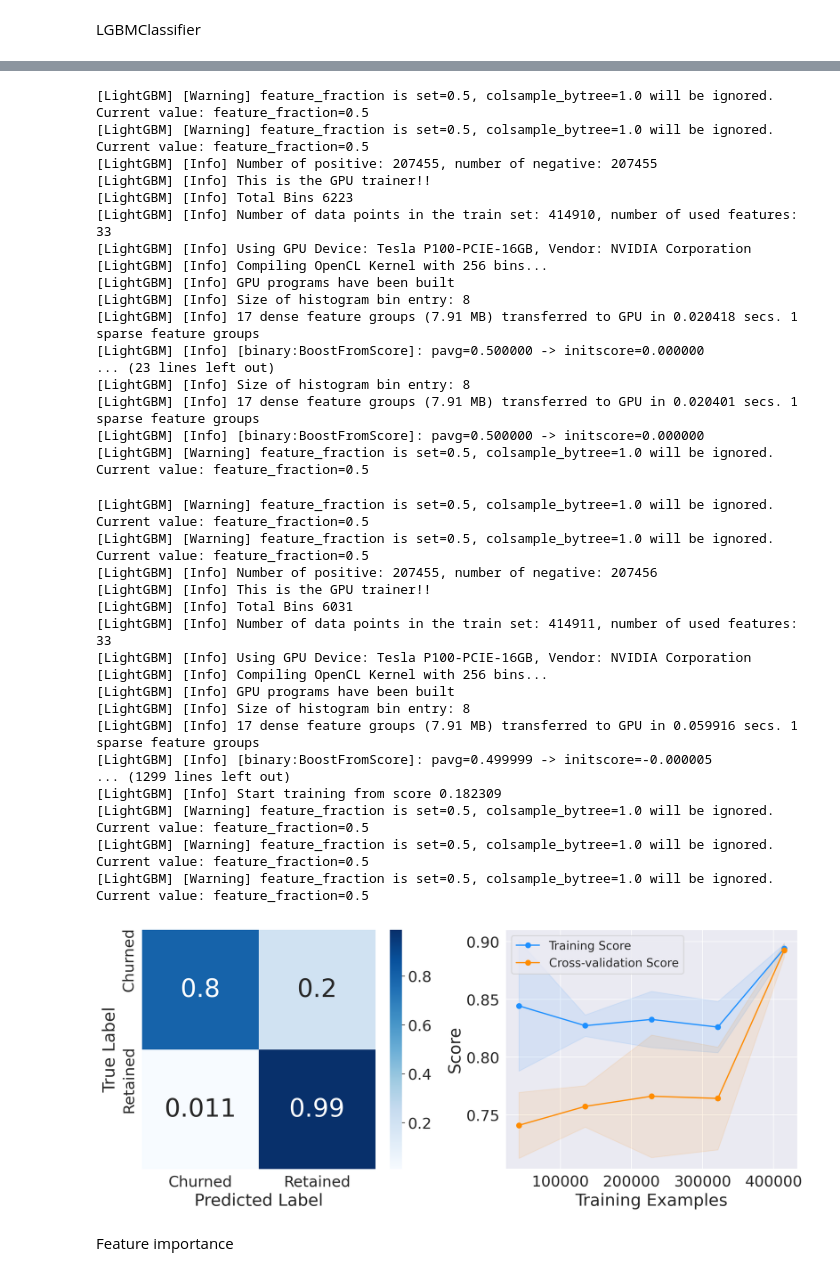
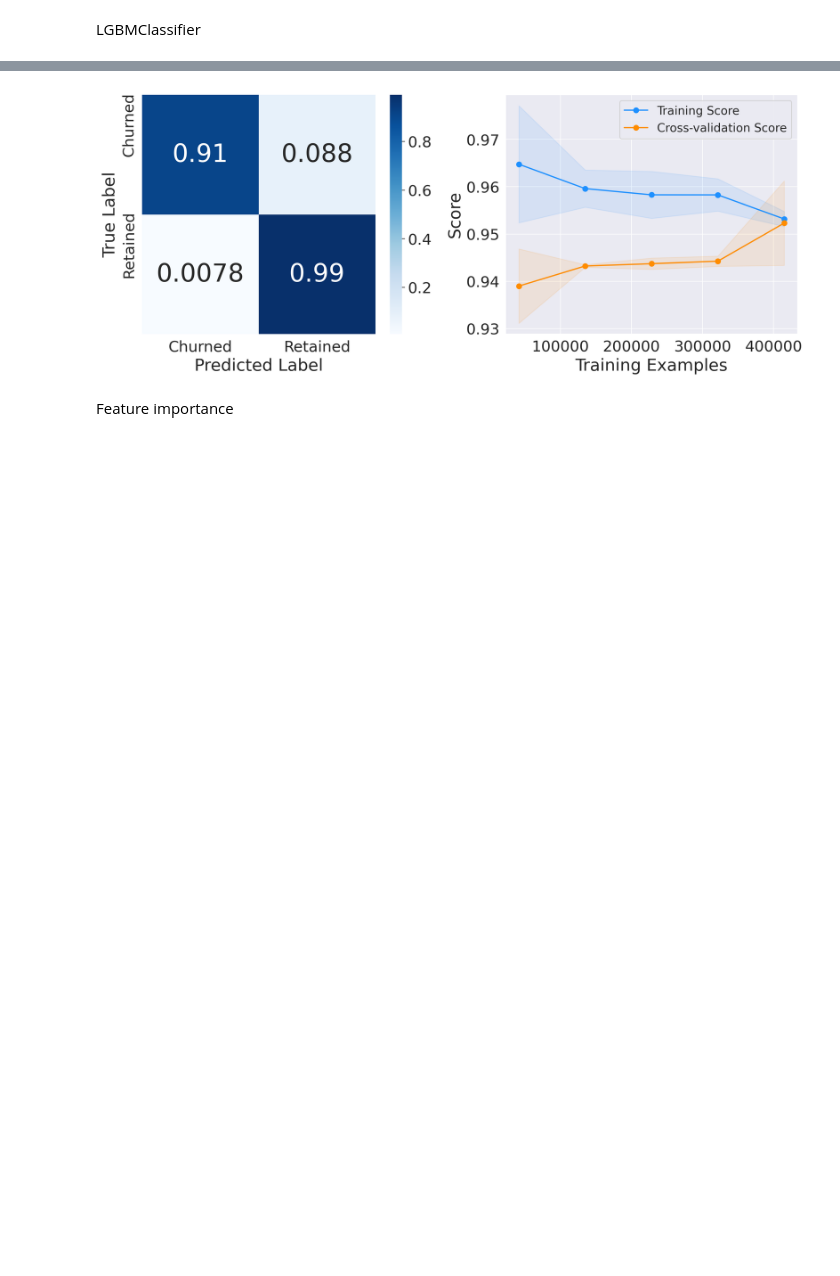
Before and after one commit to mdarm/insurance-churn-prediction, a Jupyter notebook: churn-prediction.ipynb, the cells around one changed output, grey strips where cells are left out. Cells and saved outputs as stored; diff of their text form; code cells hidden in the pictures; blank space fills up the shorter version.

```diff
--- a/churn-prediction.ipynb
+++ b/churn-prediction.ipynb
@@ -482,13 +482,12 @@ lgbmc = LGBMClassifier(random_state=random_state)
 param_grid = {
     'max_depth': [5],
     'num_leaves': [5],
-    'learning_rate': [0.001, 0.01],
+    'learning_rate': [0.001, 0.01, 0.1],
     'n_estimators': [100],
     'feature_fraction': [0.5],
     'min_child_samples': [5, 10],
     'reg_alpha': [0.1, 0.5],
-    'reg_lambda': [0.1, 0.5],
-    'device': ['gpu']
+    'reg_lambda': [0.1, 0.5]
 }
 
 lgbmc_clf = GridSearchCV(estimator=lgbmc,
@@ -535,38 +520,4 @@ clf_performance(best_lgbmc_clf, 'LGBMClassifier', 'LGBMC')
-[LightGBM] [Warning] feature_fraction is set=0.5, colsample_bytree=1.0 will be ignored. Current value: feature_fraction=0.5
-[LightGBM] [Warning] feature_fraction is set=0.5, colsample_bytree=1.0 will be ignored. Current value: feature_fraction=0.5
-[LightGBM] [Info] Number of positive: 207455, number of negative: 207455
-[LightGBM] [Info] This is the GPU trainer!!
-[LightGBM] [Info] Total Bins 6223
-[LightGBM] [Info] Number of data points in the train set: 414910, number of used features: 33
-[LightGBM] [Info] Using GPU Device: Tesla P100-PCIE-16GB, Vendor: NVIDIA Corporation
-[LightGBM] [Info] Compiling OpenCL Kernel with 256 bins...
-[LightGBM] [Info] GPU programs have been built
-[LightGBM] [Info] Size of histogram bin entry: 8
-[LightGBM] [Info] 17 dense feature groups (7.91 MB) transferred to GPU in 0.020418 secs. 1 sparse feature groups
-[LightGBM] [Info] [binary:BoostFromScore]: pavg=0.500000 -> initscore=0.000000
-... (23 lines left out)
-[LightGBM] [Info] Size of histogram bin entry: 8
-[LightGBM] [Info] 17 dense feature groups (7.91 MB) transferred to GPU in 0.020401 secs. 1 sparse feature groups
-[LightGBM] [Info] [binary:BoostFromScore]: pavg=0.500000 -> initscore=0.000000
-[LightGBM] [Warning] feature_fraction is set=0.5, colsample_bytree=1.0 will be ignored. Current value: feature_fraction=0.5
-[LightGBM] [Warning] feature_fraction is set=0.5, colsample_bytree=1.0 will be ignored. Current value: feature_fraction=0.5
-[LightGBM] [Warning] feature_fraction is set=0.5, colsample_bytree=1.0 will be ignored. Current value: feature_fraction=0.5
-[LightGBM] [Info] Number of positive: 207455, number of negative: 207456
-[LightGBM] [Info] This is the GPU trainer!!
-[LightGBM] [Info] Total Bins 6031
-[LightGBM] [Info] Number of data points in the train set: 414911, number of used features: 33
-[LightGBM] [Info] Using GPU Device: Tesla P100-PCIE-16GB, Vendor: NVIDIA Corporation
-[LightGBM] [Info] Compiling OpenCL Kernel with 256 bins...
-[LightGBM] [Info] GPU programs have been built
-[LightGBM] [Info] Size of histogram bin entry: 8
-[LightGBM] [Info] 17 dense feature groups (7.91 MB) transferred to GPU in 0.059916 secs. 1 sparse feature groups
-[LightGBM] [Info] [binary:BoostFromScore]: pavg=0.499999 -> initscore=-0.000005
-... (1299 lines left out)
-[LightGBM] [Info] Start training from score 0.182309
-[LightGBM] [Warning] feature_fraction is set=0.5, colsample_bytree=1.0 will be ignored. Current value: feature_fraction=0.5
-[LightGBM] [Warning] feature_fraction is set=0.5, colsample_bytree=1.0 will be ignored. Current value: feature_fraction=0.5
-[LightGBM] [Warning] feature_fraction is set=0.5, colsample_bytree=1.0 will be ignored. Current value: feature_fraction=0.5
-[figure, old version]
+[figure, new version]
 # %% [markdown]
 Feature importance
 # %%
```
Also changed, not shown: parts of 5 cells of this notebook.
